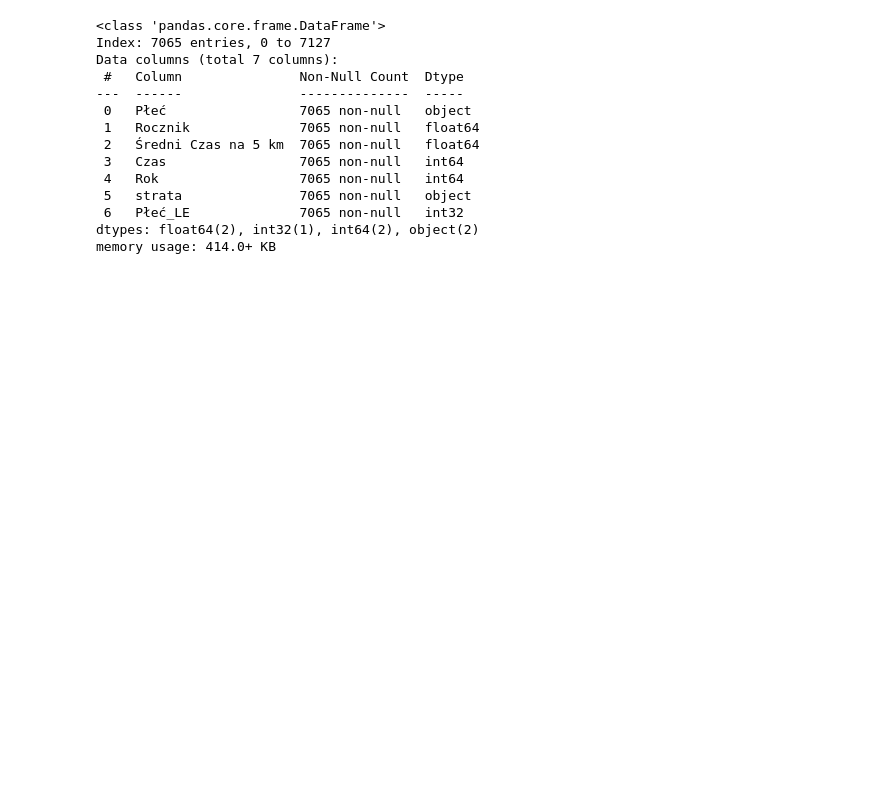
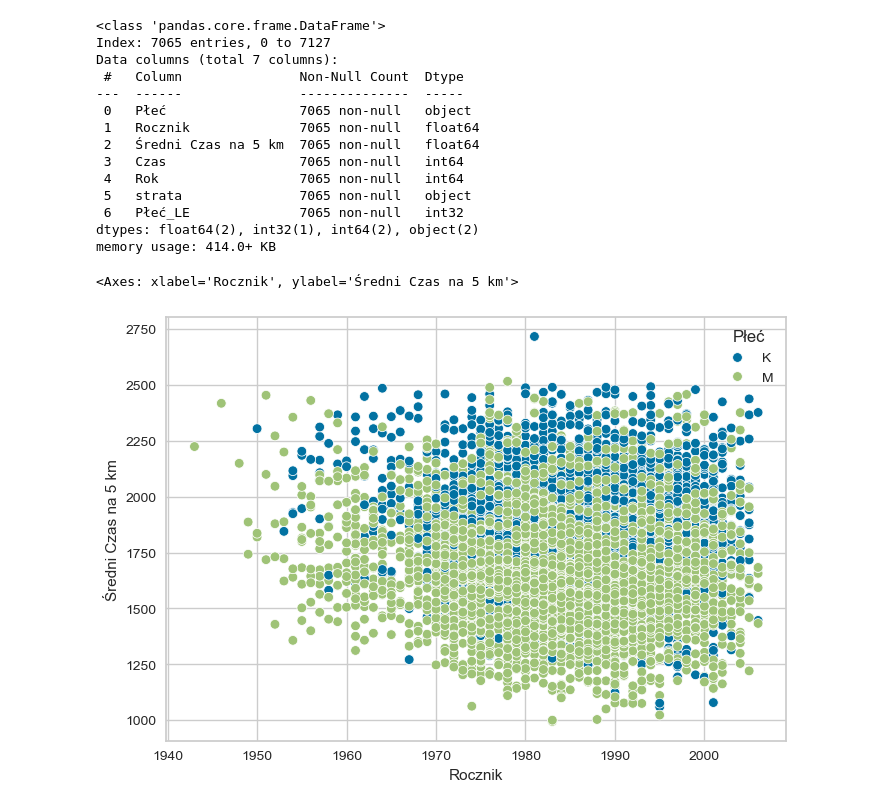
Before and after one commit to JacaP30/ZADANIEDOMOWE9, a Jupyter notebook: zadanie_domowe9.ipynb, the cells around one changed output. Cells and saved outputs as stored; diff of their text form; code cells hidden in the pictures; blank space fills up the shorter version.

```diff
--- a/zadanie_domowe9.ipynb
+++ b/zadanie_domowe9.ipynb
@@ -249,6 +256,13 @@ Data columns (total 7 columns):
  6   Płeć_LE              7065 non-null   int32
 dtypes: float64(2), int32(1), int64(2), object(2)
 memory usage: 414.0+ KB
+# %%
+fig, axes = plt.subplots()
+
+sns.scatterplot(data=train_bal, x='Rocznik', y=('Średni Czas na 5 km'), hue='Płeć', ax=axes)
+# %% [output]
+<Axes: xlabel='Rocznik', ylabel='Średni Czas na 5 km'>
+[figure, added]
 # %%
 # Predykcja czasu półmaratonu z 5 km, płci i rocznika
 
```
Also changed, not shown: parts of 7 cells of this notebook, 5 other files.
